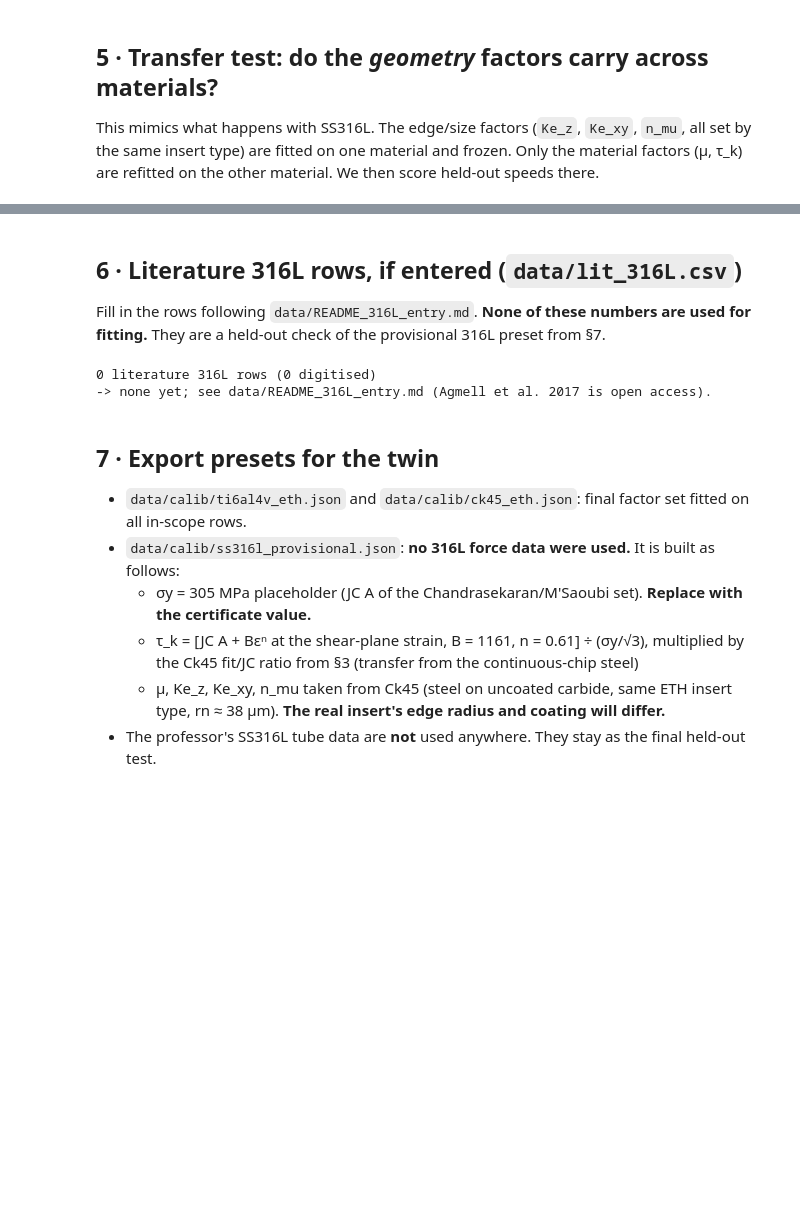
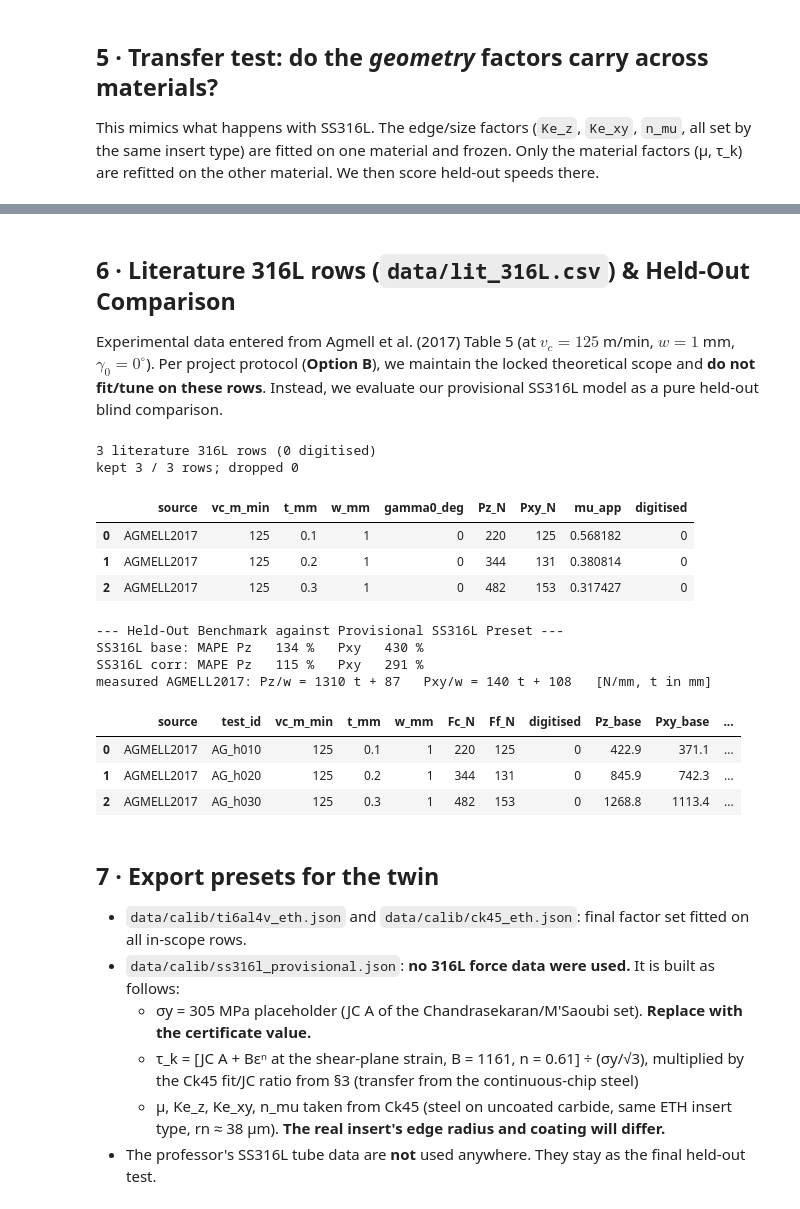
Before and after one commit to kushagrachandra05/ME361_Digital_Machining_Twin, a Jupyter notebook: 04_external_data_validation.ipynb, the cells around one changed output, grey strips where cells are left out. Cells and saved outputs as stored; diff of their text form; code cells hidden in the pictures; blank space fills up the shorter version.

Commit message:
Extracted literature data

```diff
--- a/04_external_data_validation.ipynb
+++ b/04_external_data_validation.ipynb
@@ -251,19 +251,37 @@ XFER = pd.DataFrame(rows); XFER.round(1)
 | 0 | Ti6Al4V | Ck45 | {'Ke_z': 15.343, 'Ke_xy': 0.0, 'n... | 19.2 | 49.9 | 8.6 | 22.6 |
 | 1 | Ck45 | Ti6Al4V | {'Ke_z': 13.232, 'Ke_xy': 0.0, 'n... | 9.6 | 21.0 | 10.0 | 7.0 |
 # %% [markdown]
-## 6 · Literature 316L rows, if entered (`data/lit_316L.csv`)
-Fill in the rows following `data/README_316L_entry.md`. **None of these numbers are used for fitting.** They are a held-out check of the provisional 316L preset from §7.
+## 6 · Literature 316L rows (`data/lit_316L.csv`) & Held-Out Comparison
+Experimental data entered from Agmell et al. (2017) Table 5 (at $v_c = 125$ m/min, $w = 1$ mm, $\gamma_0 = 0^\circ$).
+Per project protocol (**Option B**), we maintain the locked theoretical scope and **do not fit/tune on these rows**.
+Instead, we evaluate our provisional SS316L model as a pure held-out blind comparison.
 # %%
-lit = load_csv('data/lit_316L.csv')
-print(f'{len(lit)} literature 316L rows ({int(lit.digitised.sum()) if len(lit) else 0} digitised)')
+from holdout_316l import holdout
+lit = load_csv("data/lit_316L.csv")
+print(f"{len(lit)} literature 316L rows ({int(lit.digitised.sum()) if len(lit) else 0} digitised)")
 if len(lit):
     k316, _ = apply_scope(lit); d316 = to_twin_units(k316)
-    display(d316[['source', 'vc_m_min', 't_mm', 'w_mm', 'gamma0_deg', 'Pz_N', 'Pxy_N', 'mu_app', 'digitised']])
+    display(d316[["source", "vc_m_min", "t_mm", "w_mm", "gamma0_deg", "Pz_N", "Pxy_N", "mu_app", "digitised"]])
+    print("--- Held-Out Benchmark against Provisional SS316L Preset ---")
+    res = holdout("SS316L")
+    display(res)
 else:
-    print('-> none yet; see data/README_316L_entry.md (Agmell et al. 2017 is open access).')
+    print("-> none yet; see data/README_316L_entry.md")
 # %% [output]
-0 literature 316L rows (0 digitised)
--> none yet; see data/README_316L_entry.md (Agmell et al. 2017 is open access).
+3 literature 316L rows (0 digitised)
+kept 3 / 3 rows; dropped 0
+|  | source | vc_m_min | t_mm | w_mm | gamma0_deg | Pz_N | Pxy_N | mu_app | digitised |
+| 0 | AGMELL2017 | 125 | 0.1 | 1 | 0 | 220 | 125 | 0.568182 | 0 |
+| 1 | AGMELL2017 | 125 | 0.2 | 1 | 0 | 344 | 131 | 0.380814 | 0 |
+| 2 | AGMELL2017 | 125 | 0.3 | 1 | 0 | 482 | 153 | 0.317427 | 0 |
+--- Held-Out Benchmark against Provisional SS316L Preset ---
+SS316L base: MAPE Pz   134 %   Pxy   430 %
+SS316L corr: MAPE Pz   115 %   Pxy   291 %
+measured AGMELL2017: Pz/w = 1310 t + 87   Pxy/w = 140 t + 108   [N/mm, t in mm]
+|  | source | test_id | vc_m_min | t_mm | w_mm | Fc_N | Ff_N | digitised | Pz_base | Pxy_base | ... |
+| 0 | AGMELL2017 | AG_h010 | 125 | 0.1 | 1 | 220 | 125 | 0 | 422.9 | 371.1 | ... |
+| 1 | AGMELL2017 | AG_h020 | 125 | 0.2 | 1 | 344 | 131 | 0 | 845.9 | 742.3 | ... |
+| 2 | AGMELL2017 | AG_h030 | 125 | 0.3 | 1 | 482 | 153 | 0 | 1268.8 | 1113.4 | ... |
 # %% [markdown]
 ## 7 · Export presets for the twin
 * `data/calib/ti6al4v_eth.json` and `data/calib/ck45_eth.json`: final factor set fitted on all in-scope rows.
```
Also changed, not shown: 13 other files.
